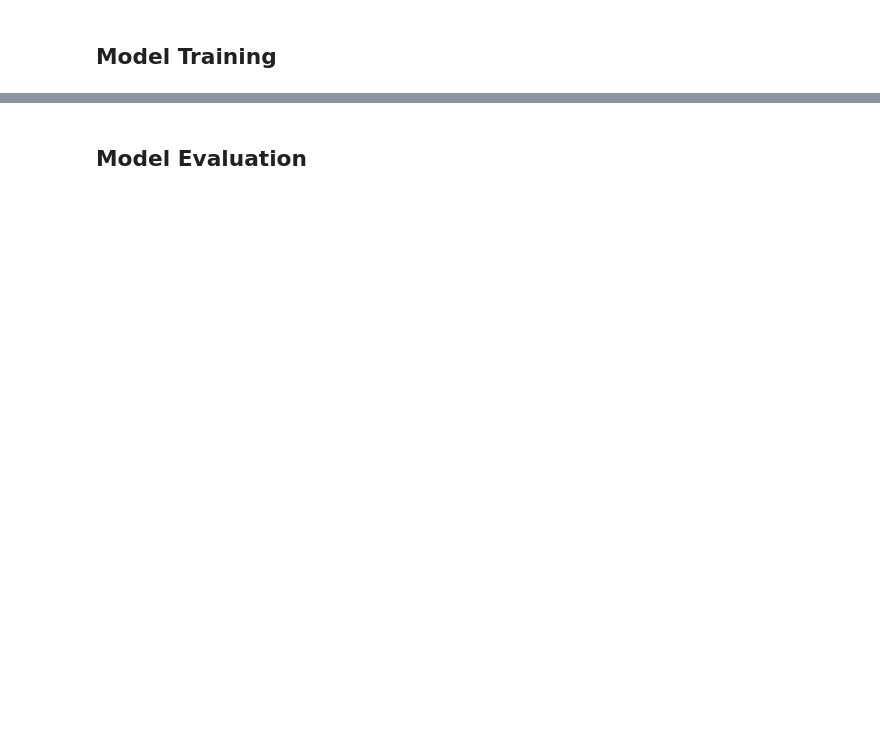
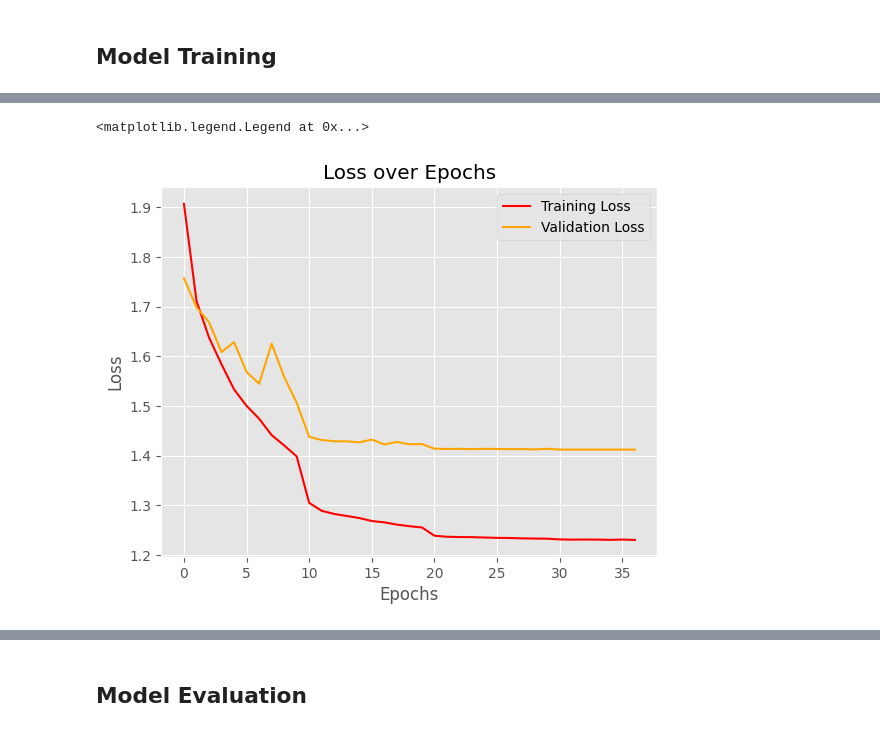
Before and after one commit to khoadole/Neural-Networks-for-Classification, a Jupyter notebook: notebooks/mxnet.ipynb, the cells around one changed output, grey strips where cells are left out. Cells and saved outputs as stored; diff of their text form; code cells hidden in the pictures; blank space fills up the shorter version.

```diff
--- a/notebooks/mxnet.ipynb
+++ b/notebooks/mxnet.ipynb
@@ -97,14 +171,15 @@ train_losses = []
 val_losses = []
 val_accuracies = []
 
-# Mark the start time
+# Start measuring the time and memory
 start_time = time.time()
+tracemalloc.start()
 
 # Training loop
 for epoch in range(max_epoch):
-    # Train the model
     train_loss = 0.0
 
+    # Train the model
     for data, label in train_loader:
         data = data.as_in_context(device)
         label = label.as_in_context(device)
@@ -126,6 +201,7 @@ for epoch in range(max_epoch):
     correct = 0
     total = 0
 
+    # Validation loop
     for data, label in val_loader:
         data = data.as_in_context(device)
         label = label.as_in_context(device)
@@ -152,7 +228,7 @@ for epoch in range(max_epoch):
     if avg_val_loss < best_val_loss - min_delta:
         best_val_loss = avg_val_loss
         epochs_no_improve = 0
-        model.save_parameters("best_model.params")
+        # model.save_parameters("best_model.params")
         print("Validation loss improved. Saving model...")
     else:
         epochs_no_improve += 1
@@ -168,6 +244,8 @@ for epoch in range(max_epoch):
         new_lr = trainer.learning_rate * 0.1
         trainer.set_learning_rate(new_lr)
 
-# Mark the end time
+# Stop measuring time and memory
 end_time = time.time()
+current, peak = tracemalloc.get_traced_memory()
+tracemalloc.stop()
 # %% [output]
@@ -203,0 +275,10 @@ Training time: 147.69 seconds
+# %%
+plt.plot(train_losses, label='Training Loss', color='red')
+plt.plot(val_losses, label='Validation Loss', color='orange')
+plt.title('Loss over Epochs')
+plt.xlabel('Epochs')
+plt.ylabel('Loss')
+plt.legend()
+# %% [output]
+<matplotlib.legend.Legend at 0x...>
+[figure, added]
```
Also changed, not shown: parts of 15 cells of this notebook.
